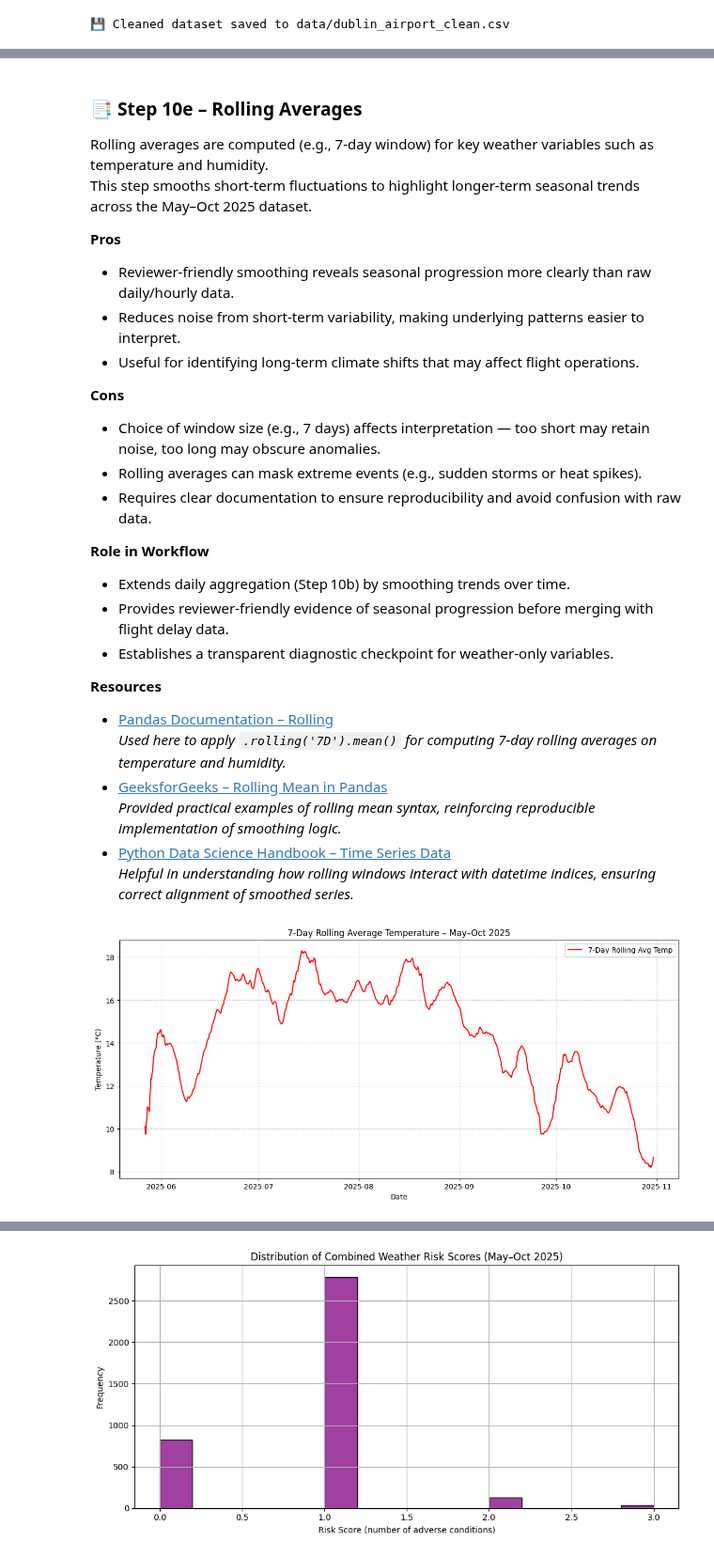
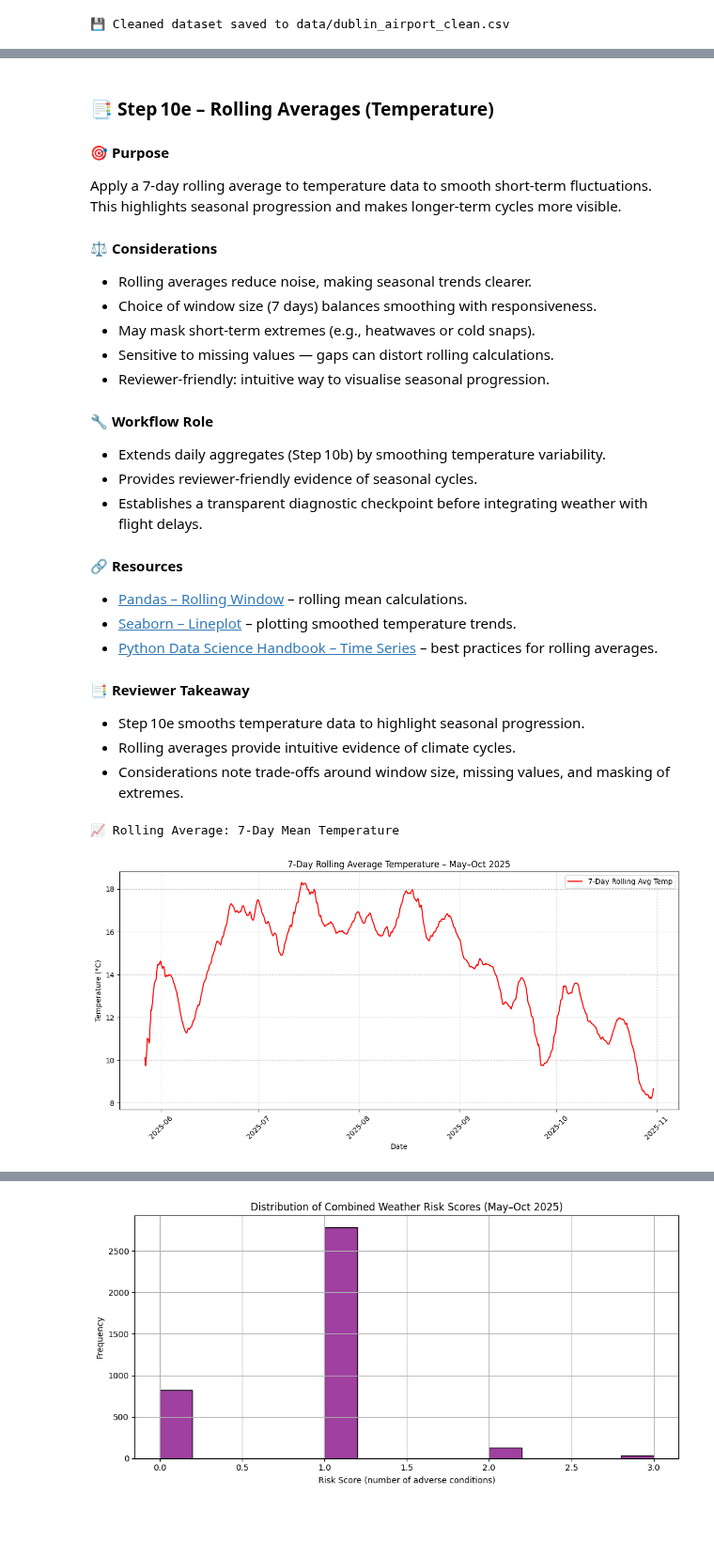
Before and after one commit to ECronin1973/programming-for-data-analytics, a Jupyter notebook: project/project.ipynb, the cells around one changed output, grey strips where cells are left out. Shown at 94% size. Saved outputs shown, nothing was run; the diff lists cells and outputs as text; code cells hidden in the pictures; blank space fills up the shorter version.

```diff
--- a/project/project.ipynb
+++ b/project/project.ipynb
@@ -1107,52 +1270,56 @@ plt.show()
 # %% [markdown]
-### 📑 Step 10e – Rolling Averages
+### 📑 Step 10e – Rolling Averages (Temperature)
 
-Rolling averages are computed (e.g., 7‑day window) for key weather variables such as temperature and humidity.
-This step smooths short‑term fluctuations to highlight longer‑term seasonal trends across the May–Oct 2025 dataset.
+#### 🎯 Purpose
+Apply a 7‑day rolling average to temperature data to smooth short‑term fluctuations.
+This highlights seasonal progression and makes longer‑term cycles more visible.
 
-**Pros**
-- Reviewer‑friendly smoothing reveals seasonal progression more clearly than raw daily/hourly data.
-- Reduces noise from short‑term variability, making underlying patterns easier to interpret.
-- Useful for identifying long‑term climate shifts that may affect flight operations.
+#### ⚖️ Considerations
+- Rolling averages reduce noise, making seasonal trends clearer.
+- Choice of window size (7 days) balances smoothing with responsiveness.
+- May mask short‑term extremes (e.g., heatwaves or cold snaps).
+- Sensitive to missing values — gaps can distort rolling calculations.
+- Reviewer‑friendly: intuitive way to visualise seasonal progression.
 
-**Cons**
-- Choice of window size (e.g., 7 days) affects interpretation — too short may retain noise, too long may obscure anomalies.
-- Rolling averages can mask extreme events (e.g., sudden storms or heat spikes).
-- Requires clear documentation to ensure reproducibility and avoid confusion with raw data.
+#### 🔧 Workflow Role
+- Extends daily aggregates (Step 10b) by smoothing temperature variability.
+- Provides reviewer‑friendly evidence of seasonal cycles.
+- Establishes a transparent diagnostic checkpoint before integrating weather with flight delays.
 
-**Role in Workflow**
-- Extends daily aggregation (Step 10b) by smoothing trends over time.
-- Provides reviewer‑friendly evidence of seasonal progression before merging with flight delay data.
-- Establishes a transparent diagnostic checkpoint for weather‑only variables.
+#### 🔗 Resources
+- [Pandas – Rolling Window](https://pandas.pydata.org/pandas-docs/stable/reference/api/pandas.DataFrame.rolling.html) – rolling mean calculations.
+- [Seaborn – Lineplot](https://seaborn.pydata.org/generated/seaborn.lineplot.html) – plotting smoothed temperature trends.
+- [Python Data Science Handbook – Time Series](https://jakevdp.github.io/PythonDataScienceHandbook/03.11-working-with-time-series.html) – best practices for rolling averages.
 
-**Resources**
-- [Pandas Documentation – Rolling](https://pandas.pydata.org/pandas-docs/stable/reference/api/pandas.DataFrame.rolling.html)
-  *Used here to apply `.rolling('7D').mean()` for computing 7‑day rolling averages on temperature and humidity.*
-- [GeeksforGeeks – Rolling Mean in Pandas](https://www.geeksforgeeks.org/python-pandas-dataframe-rolling/)
-  *Provided practical examples of rolling mean syntax, reinforcing reproducible implementation of smoothing logic.*
-- [Python Data Science Handbook – Time Series Data](https://jakevdp.github.io/PythonDataScienceHandbook/03.11-working-with-time-series.html)
-  *Helpful in understanding how rolling windows interact with datetime indices, ensuring correct alignment of smoothed series.*
+#### 📑 Reviewer Takeaway
+- Step 10e smooths temperature data to highlight seasonal progression.
+- Rolling averages provide intuitive evidence of climate cycles.
+- Considerations note trade‑offs around window size, missing values, and masking of extremes.
 # %%
-# Step 10e – Rolling Averages (7-Day Temperature)
+# 📑 Step 10e – Rolling Averages (7-Day Temperature)
 
 # Ensure 'plots' folder exists
 os.makedirs("plots", exist_ok=True)
+
+print("\n📈 Rolling Average: 7-Day Mean Temperature")
 
 # Compute 7-day rolling average for temperature
 rolling_temp = df_weather_clean.set_index('date')['temp'].rolling('7D').mean()
 
 # Plot rolling average
 plt.figure(figsize=(14,6))
 sns.lineplot(x=rolling_temp.index, y=rolling_temp.values, color="red", label="7-Day Rolling Avg Temp")
 
 plt.title("7-Day Rolling Average Temperature – May–Oct 2025")
 plt.xlabel("Date")
 plt.ylabel("Temperature (°C)")
 plt.grid(True, linestyle="--", alpha=0.6)
 plt.legend()
+plt.xticks(rotation=45)
 
 # Save and show
 plt.savefig("plots/s10e_temp_rolling_avg.png", dpi=300, bbox_inches="tight")
 plt.show()
 # %% [output]
+📈 Rolling Average: 7-Day Mean Temperature
-[figure, old version]
+[figure, new version]
```
Also changed, not shown: parts of 105 cells of this notebook, 21 other files.
